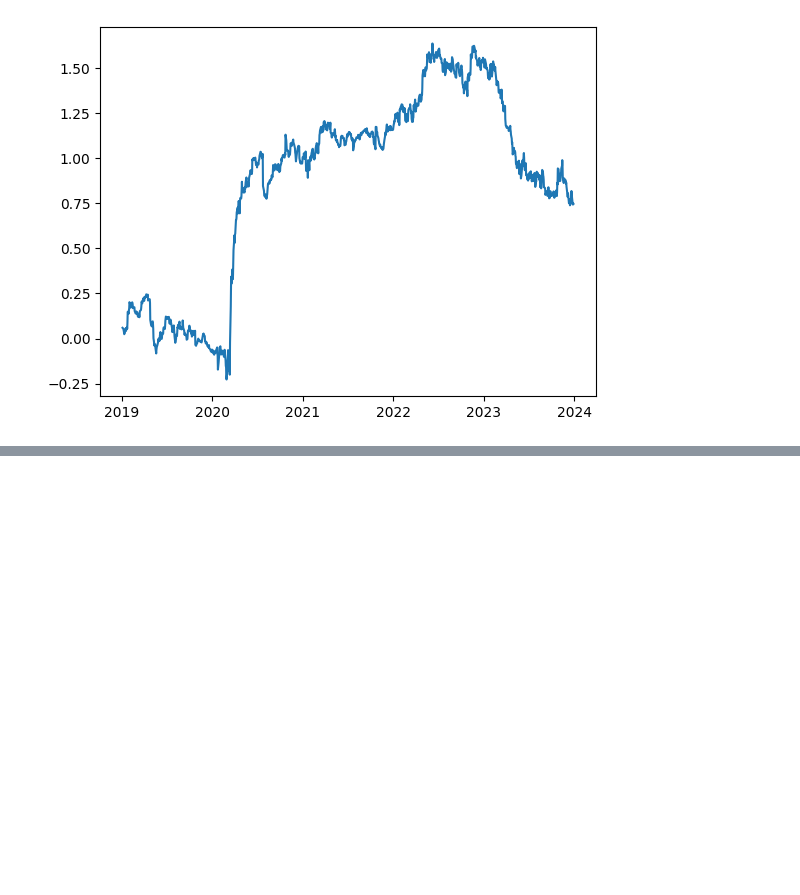
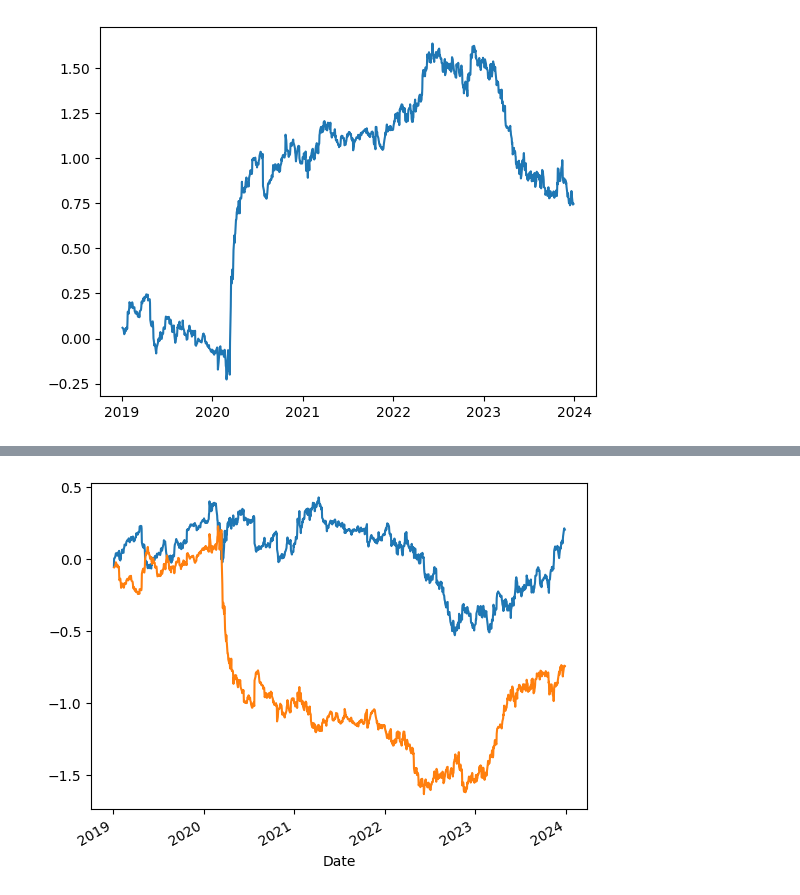
Before and after one commit to adityakella/signal_based, a Jupyter notebook: main.ipynb, the cells around one changed output, grey strips where cells are left out. Saved outputs shown, nothing was run; the diff lists cells and outputs as text; code cells hidden in the pictures; blank space fills up the shorter version.

```diff
--- a/main.ipynb
+++ b/main.ipynb
@@ -34,0 +91,4 @@ np.float64(-0.896785737182819)
+# %%
+buy_and_hold(stock.data, strategyname.TREND_FOLLOWING)
+# %% [output]
+[figure, added]
```
Also changed, not shown: parts of 10 cells of this notebook, 6 other files.
